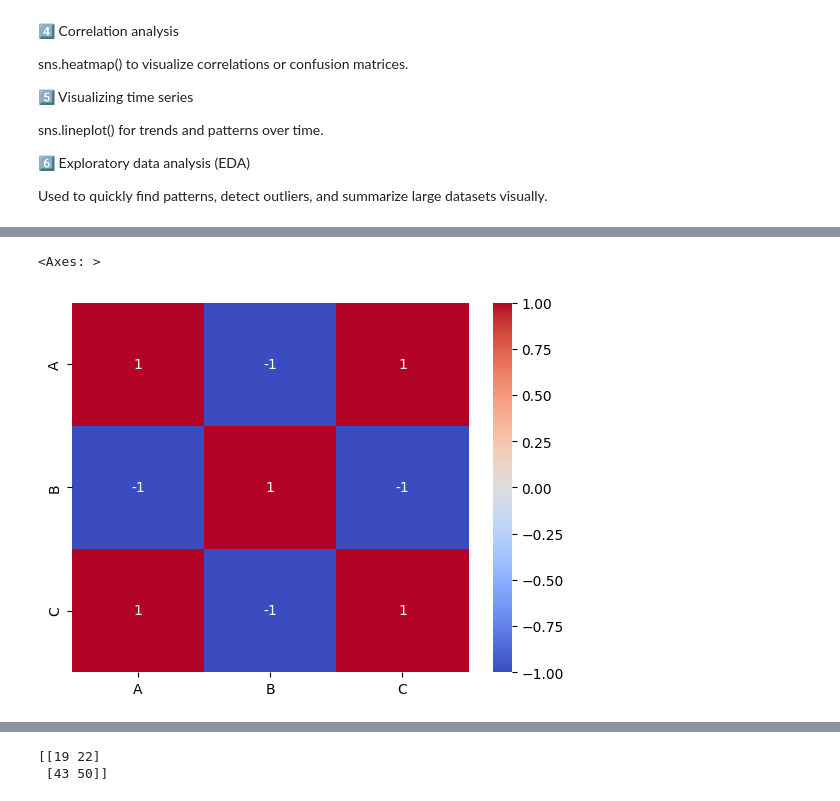
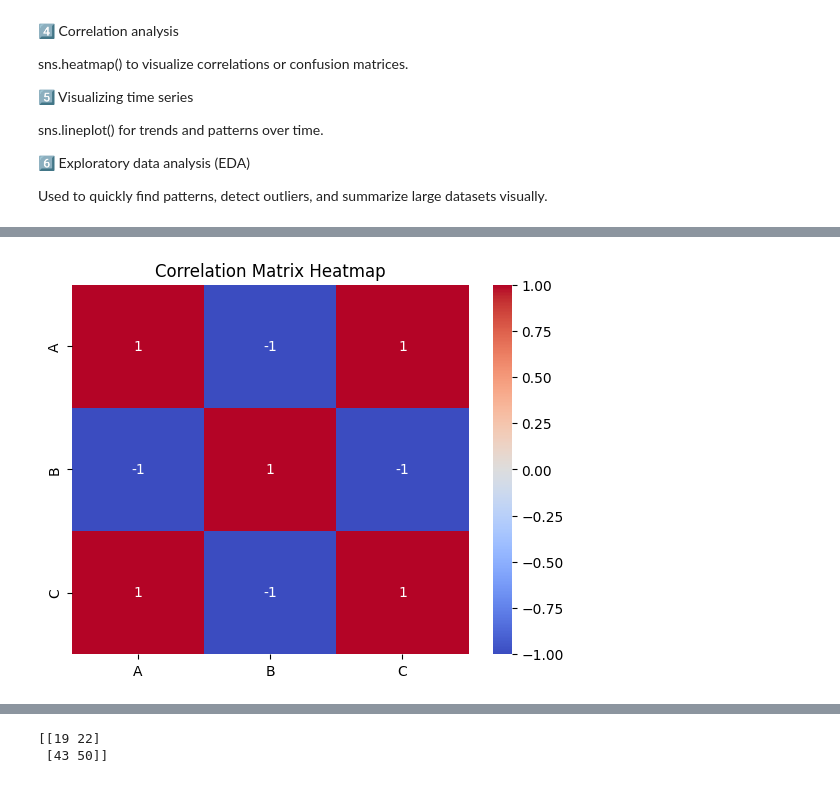
Before and after one commit to PrithviSom/DataToolKitAssginment, a Jupyter notebook: Assignment_Data_Toolkit.ipynb, the cells around one changed output, grey strips where cells are left out. Saved outputs shown, nothing was run; the diff lists cells and outputs as text; code cells hidden in the pictures.

```diff
--- a/Assignment_Data_Toolkit.ipynb
+++ b/Assignment_Data_Toolkit.ipynb
@@ -234,11 +280,15 @@ plt.show()
 # %%
-# 4.How do you calculate the correlation matrix using Seaborn and visualize it with a heatmap?
+# 4.  How do you calculate the correlation matrix using Seaborn and visualize it with a heatmap)
 
 import seaborn as sns
 import pandas as pd
-data = pd.DataFrame({'A':[1,2,3,4], 'B':[4,3,2,1], 'C':[2,3,4,5]})
-corr = data.corr()
-sns.heatmap(corr, annot=True, cmap='coolwarm')
+data = {'A': [1, 2, 3, 4, 5],
+        'B': [5, 4, 3, 2, 1],
+        'C': [2, 3, 4, 5, 6]}
+df = pd.DataFrame(data)
+correlation_matrix = df.corr()
+sns.heatmap(correlation_matrix, annot=True, cmap='coolwarm')
+plt.title('Correlation Matrix Heatmap')
+plt.show()
 # %% [output]
-<Axes: >
-[figure, old version]
+[figure, new version]
```
Also changed, not shown: parts of 16 cells of this notebook.
